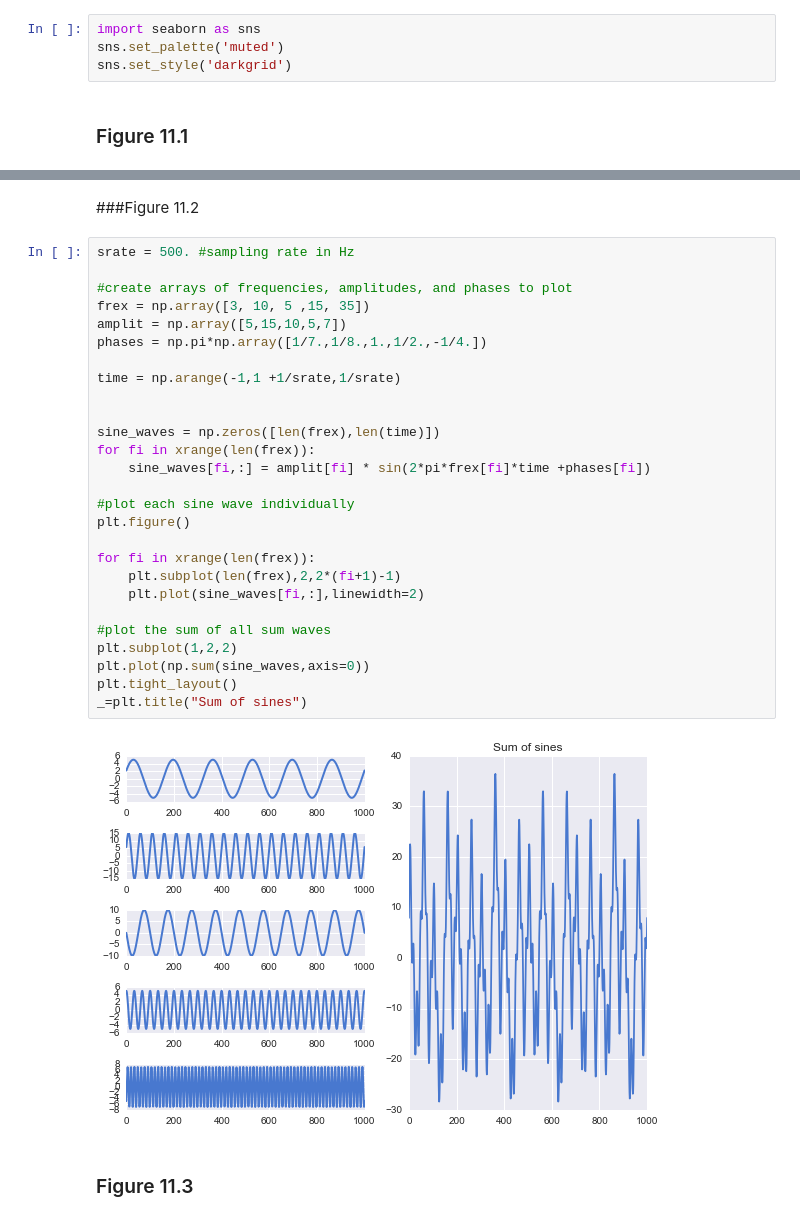
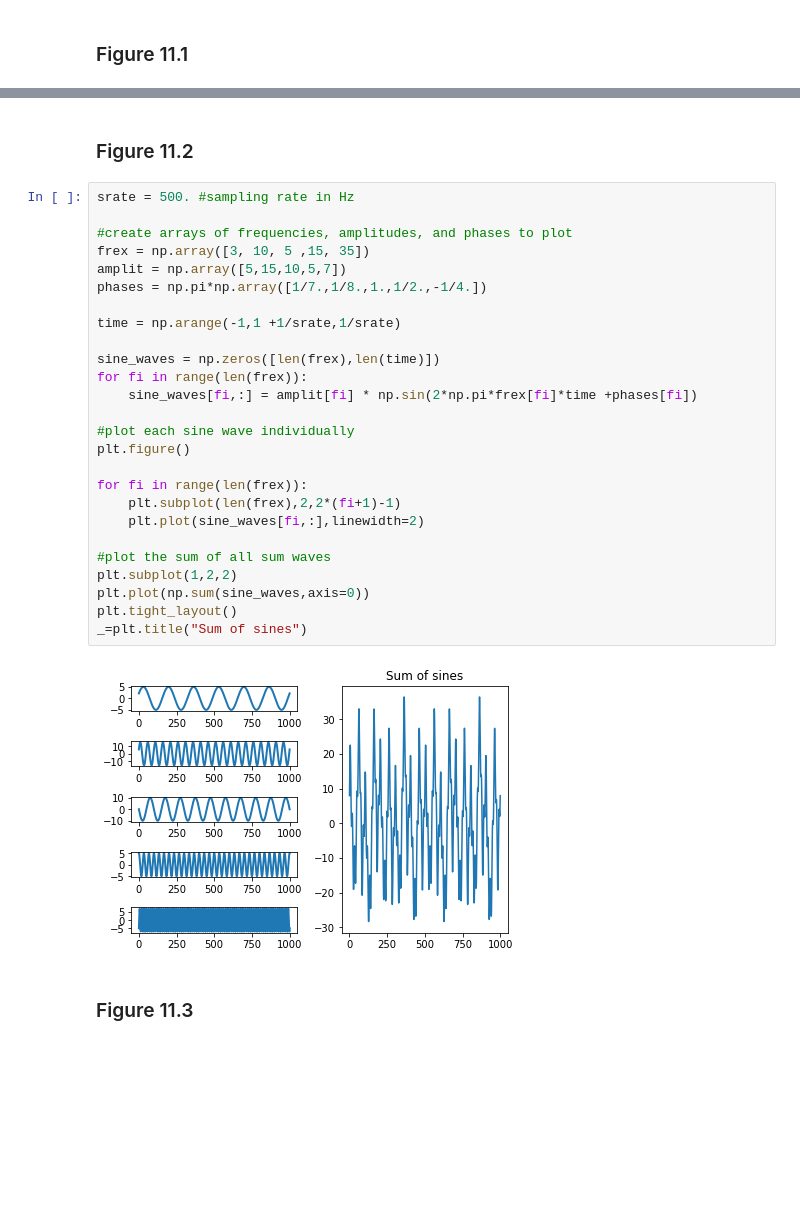
Before and after one commit to lyndond/Analyzing_Neural_Time_Series, a Jupyter notebook: chapter11.ipynb, the cells around one changed output, grey strips where cells are left out. Saved outputs shown, nothing was run; the diff lists cells and outputs as text; blank space fills up the shorter version.

```diff
--- a/chapter11.ipynb
+++ b/chapter11.ipynb
@@ -13,7 +7,3 @@ Import optional library Seaborn for pretty plots.
-# %%
-import seaborn as sns
-sns.set_palette('muted')
-sns.set_style('darkgrid')
 # %% [markdown]
 ### Figure 11.1
 # %%
@@ -33,34 +23,33 @@ _=plt.title("My first sine wave")
 # %% [markdown]
-###Figure 11.2
+### Figure 11.2
 # %%
 srate = 500. #sampling rate in Hz
 
 #create arrays of frequencies, amplitudes, and phases to plot
 frex = np.array([3, 10, 5 ,15, 35])
 amplit = np.array([5,15,10,5,7])
 phases = np.pi*np.array([1/7.,1/8.,1.,1/2.,-1/4.])
 
 time = np.arange(-1,1 +1/srate,1/srate)
 
-
 sine_waves = np.zeros([len(frex),len(time)])
-for fi in xrange(len(frex)):
-    sine_waves[fi,:] = amplit[fi] * sin(2*pi*frex[fi]*time +phases[fi])
+for fi in range(len(frex)):
+    sine_waves[fi,:] = amplit[fi] * np.sin(2*np.pi*frex[fi]*time +phases[fi])
 
 #plot each sine wave individually
 plt.figure()
 
-for fi in xrange(len(frex)):
+for fi in range(len(frex)):
     plt.subplot(len(frex),2,2*(fi+1)-1)
     plt.plot(sine_waves[fi,:],linewidth=2)
 
 #plot the sum of all sum waves
 plt.subplot(1,2,2)
 plt.plot(np.sum(sine_waves,axis=0))
 plt.tight_layout()
 _=plt.title("Sum of sines")
 # %% [output]
-[figure, old version]
+[figure, new version]
 # %% [markdown]
 ### Figure 11.3
 # %%
```
Also changed, not shown: parts of 21 cells of this notebook.
